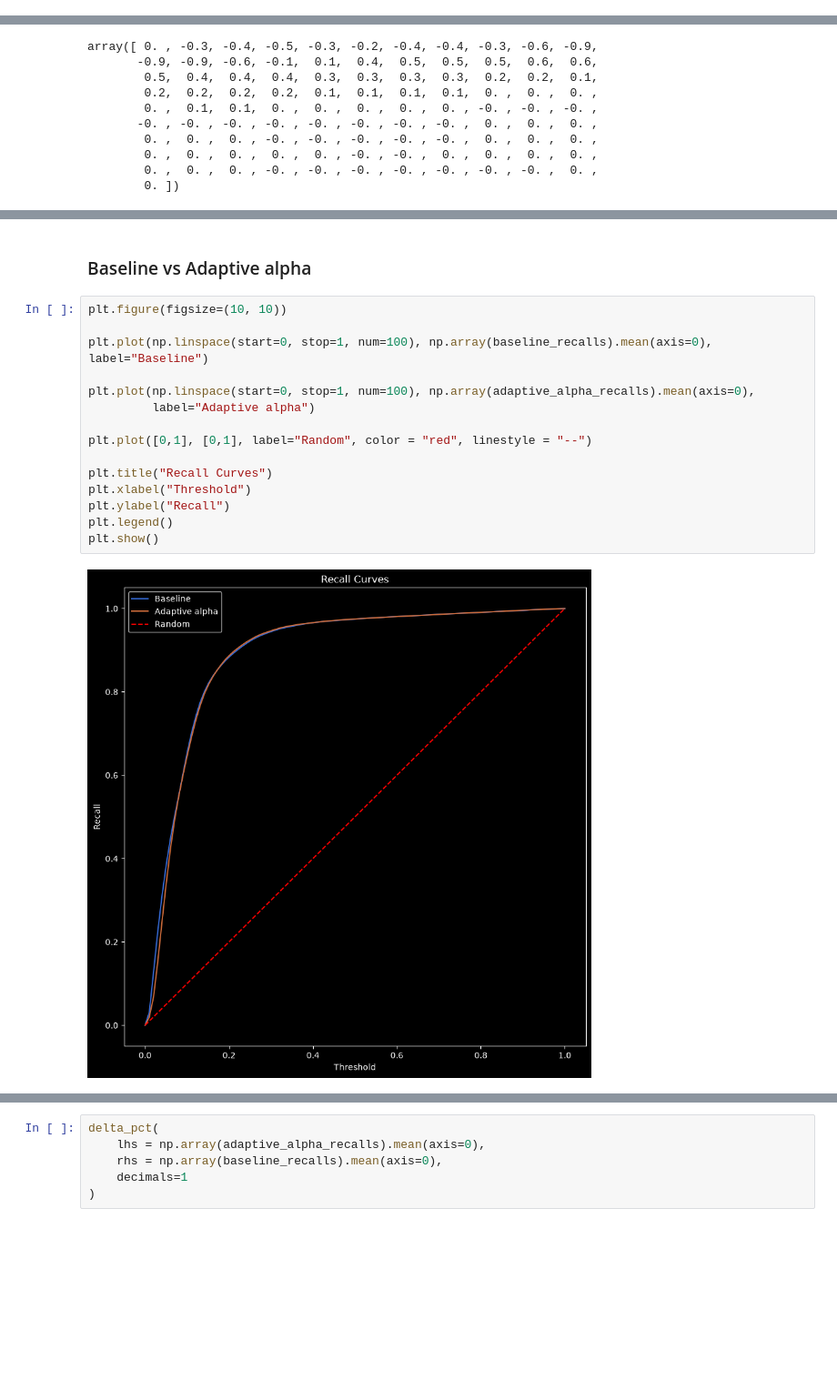
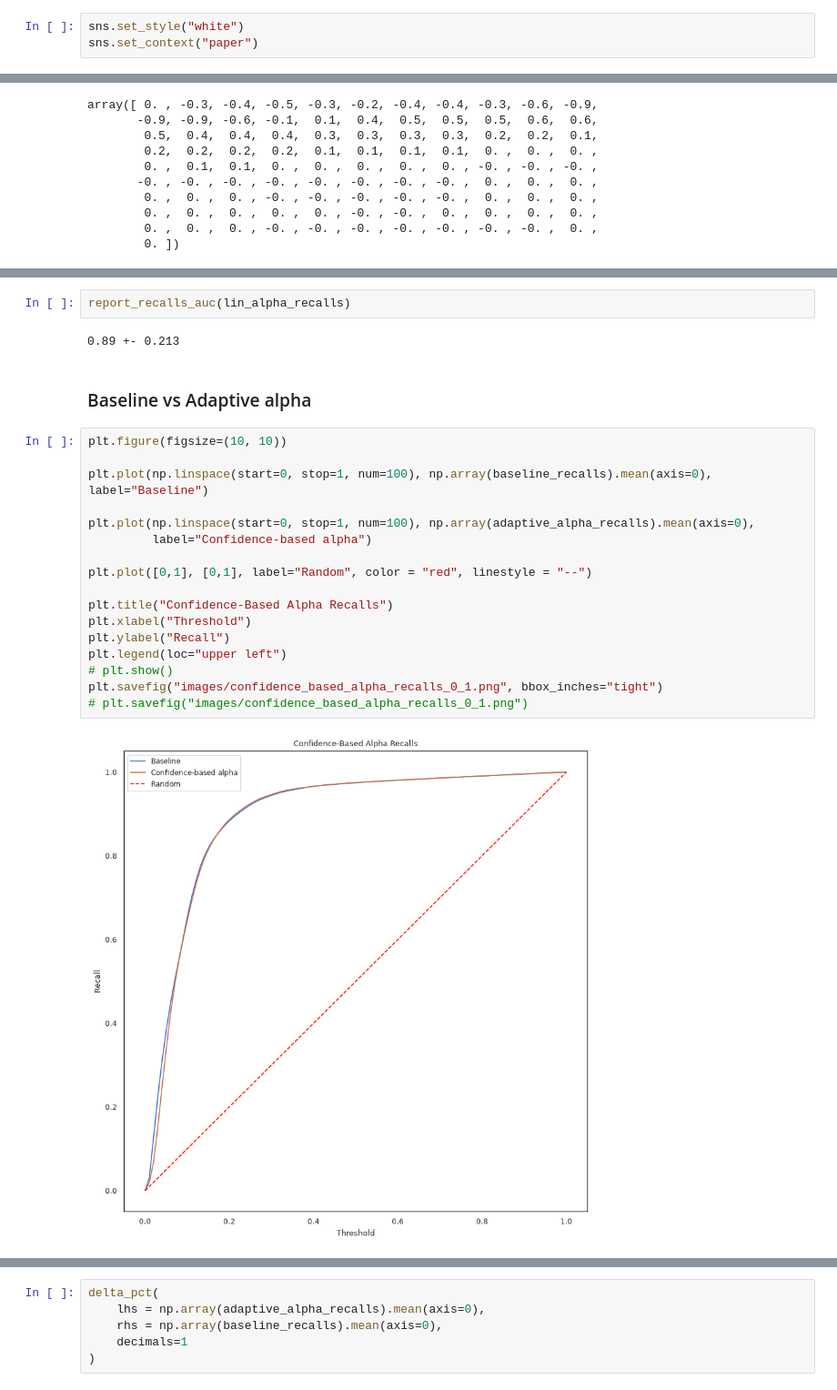
Before and after one commit to T-im4i-k/Active-Learning-for-Email-Interaction-Dynamics, a Jupyter notebook: src/email_outreach/notes/all.ipynb, the cells around one changed output, grey strips where cells are left out. Shown at 91% size. Cells and saved outputs as stored; diff of their text form; blank space fills up the shorter version.

```diff
--- a/src/email_outreach/notes/all.ipynb
+++ b/src/email_outreach/notes/all.ipynb
@@ -11,3 +12,6 @@ import matplotlib.pyplot as plt
+# %%
+sns.set_style("white")
+sns.set_context("paper")
 # %%
 def get_precisions_recalls(path: Path, quantiles=1 - np.linspace(start=0, stop=1, num=100)):
     experiments: list[list] = load_experiment_metrics(path)
@@ -224,22 +311,28 @@ array([ 0. , -0.3, -0.4, -0.5, -0.3, -0.2, -0.4, -0.4, -0.3, -0.6, -0.9,
+# %%
+report_recalls_auc(lin_alpha_recalls)
+# %% [output]
+0.89 +- 0.213
 # %% [markdown]
 ### Baseline vs Adaptive alpha
 # %%
 plt.figure(figsize=(10, 10))
 
 plt.plot(np.linspace(start=0, stop=1, num=100), np.array(baseline_recalls).mean(axis=0), label="Baseline")
 
 plt.plot(np.linspace(start=0, stop=1, num=100), np.array(adaptive_alpha_recalls).mean(axis=0),
-         label="Adaptive alpha")
+         label="Confidence-based alpha")
 
 plt.plot([0,1], [0,1], label="Random", color = "red", linestyle = "--")
 
-plt.title("Recall Curves")
+plt.title("Confidence-Based Alpha Recalls")
 plt.xlabel("Threshold")
 plt.ylabel("Recall")
-plt.legend()
-plt.show()
+plt.legend(loc="upper left")
+# plt.show()
+plt.savefig("images/confidence_based_alpha_recalls_0_1.png", bbox_inches="tight")
+# plt.savefig("images/confidence_based_alpha_recalls_0_1.png")
 # %% [output]
-[figure, old version]
+[figure, new version]
 # %%
 plt.figure(figsize=(10, 10))
 
```
Also changed, not shown: parts of 42 cells of this notebook, 11 other files.
